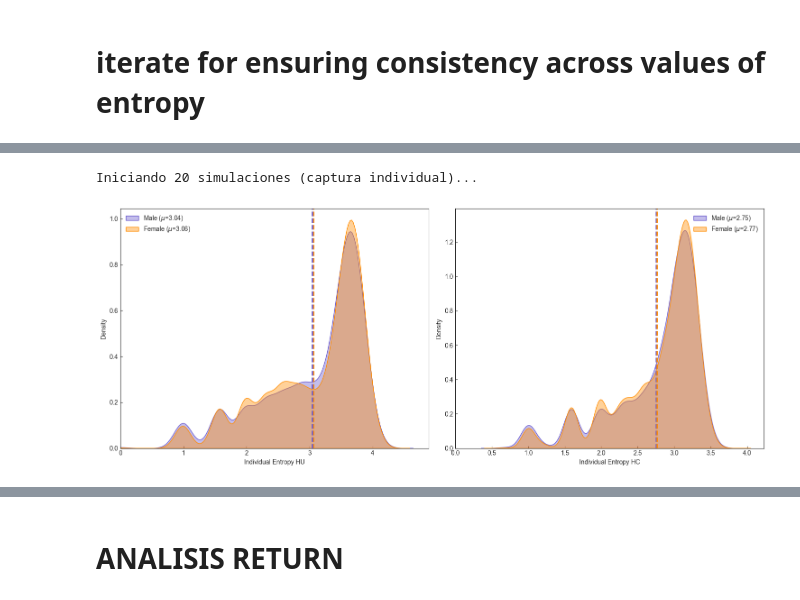
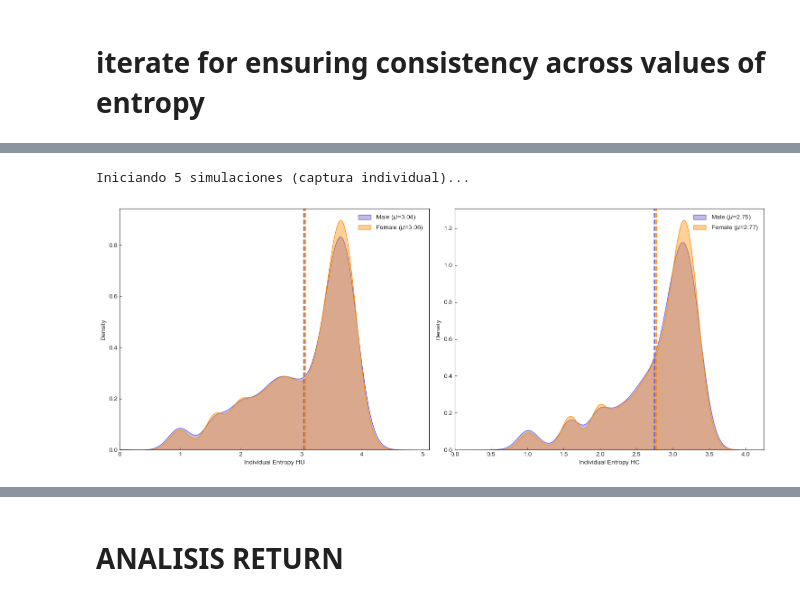
Before and after one commit to annaszymanskicortes/MScThesis_mobilityanalysis, a Jupyter notebook: randomwalkers.ipynb, the cells around one changed output, grey strips where cells are left out. Cells and saved outputs as stored; diff of their text form; code cells hidden in the pictures.

```diff
--- a/randomwalkers.ipynb
+++ b/randomwalkers.ipynb
@@ -629,7 +759,8 @@ print(f"Únicos Reales: {real_L} vs Simulados: {sim_L}")
 mean_hu_iterations = []
 mean_hc_iterations = []
 
-n_iterations = 100
+#n_iterations = 100
+n_iterations = 10
 pois_available = checkins['POI_id'].unique()
 A = 1.0
 kbt_a = A * (deviation * np.sqrt(3)) / np.pi
@@ -868,98 +905,34 @@ FileNotFoundError: [Errno 2] No such file or directory: 'figs/gender.png'
 # %%
-def random_walk_logic_python(n_total, start_poi, l_star, kbt_a, p_0, pois_array):
-    trajectory = [start_poi]
-    l_visited = 1
-    for _ in range(n_total - 1):
-        exponent = -(l_visited - l_star) / kbt_a
-        p_sigmoid = 1 / (1 + np.exp(exponent))
-        p_return = (p_sigmoid - p_0) / (1 - p_0)
-        p_return = np.clip(p_return, 0.0, 1.0)
-        if np.random.random() < p_return:
-            old_loc = np.random.choice(trajectory)
-            trajectory.append(old_loc)
-        else:
-            new_loc = np.random.choice(pois_array)
-            trajectory.append(new_loc)
-            l_visited += 1
-    return np.array(trajectory)
+res_individual = run_montecarlo_individual_genero(checkins_gender, 5, 8.4204, 7.2140)
 
-# --- SIMULACIÓN MONTE CARLO INDIVIDUAL POR GÉNERO ---
-
-def run_montecarlo_individual_genero(df_input, n_iterations, l_star, deviation):
-    poi_to_int = {poi: i for i, poi in enumerate(df_input['POI_id'].unique())}
-    pois_array = np.array(list(poi_to_int.values()))
-
-    df_copy = df_input.copy()
-    df_copy['POI_int'] = df_copy['POI_id'].map(poi_to_int)
-
-    A = 1.0
-    kbt_a = A * (deviation * np.sqrt(3)) / np.pi
-    p_0 = 1 / (1 + np.exp(l_star / kbt_a))
-
-    groups = []
-    for (u_id, day, gen), group in df_copy.groupby(['user_id', 'adj_day_4am', 'gender']):
-        if len(group) >= 2:
-            groups.append({'n_total': len(group), 'start_poi': group.iloc[0]['POI_int'], 'gender': gen})
-
-    # Estructura para guardar TODOS los resultados individuales
-    # (Ya no promediamos por iteración)
-    resultados_individuales = {
-        'hu': {0: [], 1: []},
-        'hc': {0: [], 1: []}
-    }
-
-    print(f"Iniciando {n_iterations} simulaciones (captura individual)...")
-    for _ in tqdm(range(n_iterations)):
-        for g in groups:
-            traj = random_walk_logic_python(g['n_total'], g['start_poi'], l_star, kbt_a, p_0, pois_array)
-
-            # Hu individual
-            _, counts = np.unique(traj, return_counts=True)
-            hu = -np.sum((counts/len(traj)) * np.log2(counts/len(traj)))
-            resultados_individuales['hu'][g['gender']].append(hu)
-
-            # Hc individual
-            hc = compute_hc_python(traj)
-            resultados_individuales['hc'][g['gender']].append(hc)
-
-    return resultados_individuales
-
-# --- Ejecución ---
-# Reducimos n_iterations porque ahora cada iteración genera miles de puntos
-res_individual = run_montecarlo_individual_genero(checkins_gender, 20, 8.4204, 7.2140)
-
-# --- Visualización ---
 sns.set_style("ticks")
 fig, axes = plt.subplots(1, 2, figsize=(15, 6))
-
 metricas = ['hu', 'hc']
 colores = {0: 'slateblue', 1: 'darkorange'}
 etiquetas = {0: 'Male', 1: 'Female'}
 
 for i, met in enumerate(metricas):
     for gen in [0, 1]:
         data = np.array(res_individual[met][gen])
-        data = data[~np.isnan(data)] # Limpiar nans
+        data = data[~np.isnan(data)]
         mean_val = np.mean(data)
-
-        # Usamos KDEplot para ver la "curva de población" suave
         sns.kdeplot(data, fill=True, color=colores[gen], ax=axes[i],
                     label=f'{etiquetas[gen]} ($\mu$={mean_val:.2f})', alpha=0.4)
 
         axes[i].axvline(mean_val, color=colores[gen], linestyle='--', linewidth=2)
 
     axes[i].set_xlabel(f'Individual Entropy {met.upper()}')
     axes[i].set_ylabel('Density')
     axes[i].tick_params(axis='both', direction = 'in')
-    axes[i].set_xlim(left=0) # La entropía no puede ser negativa
+    axes[i].set_xlim(left=0)
     axes[i].legend(frameon=False)
 
 plt.tight_layout()
-plt.savefig('figs/gendersim.png', dpi = 300, bbox_inches='tight')
+#plt.savefig('figs/gendersim.png', dpi = 300, bbox_inches='tight')
 plt.show()
 # %% [output]
-Iniciando 20 simulaciones (captura individual)...
+Iniciando 5 simulaciones (captura individual)...
-[figure, old version]
+[figure, new version]
 # %%
 checkins_gender['time'] = pd.to_datetime(checkins_gender['time'])
 checkins_gender['mov_day'] = (checkins_gender['time'] - pd.Timedelta(hours=4)).dt.date
```
Also changed, not shown: parts of 52 cells of this notebook, 5 other files.
